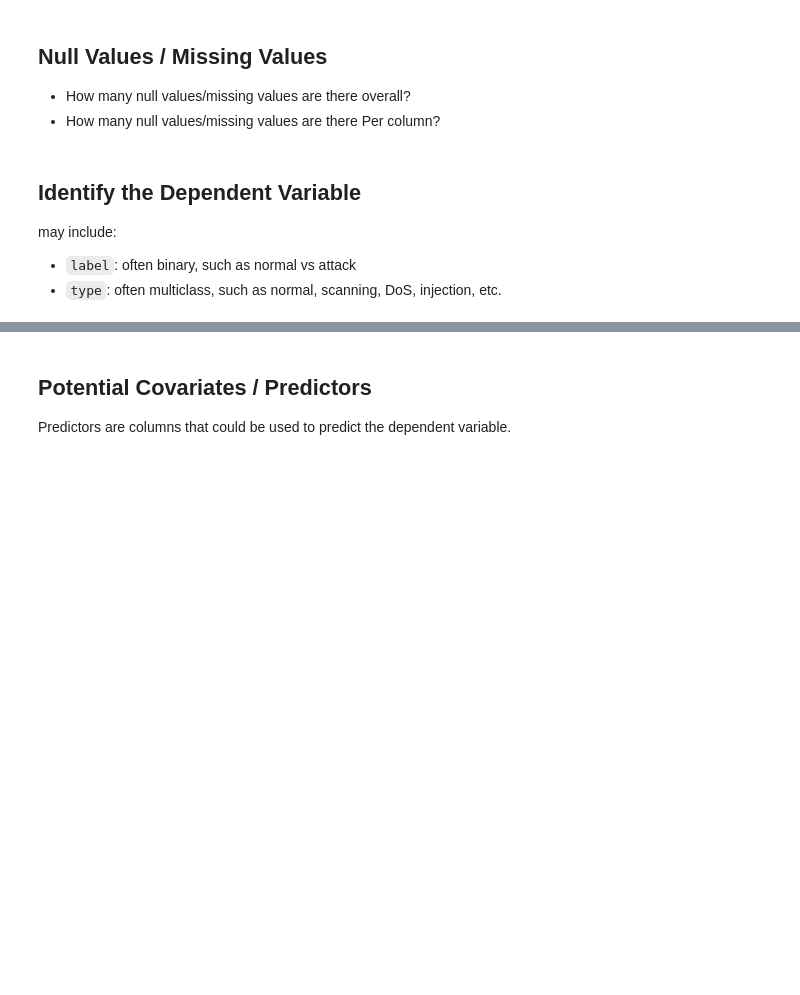
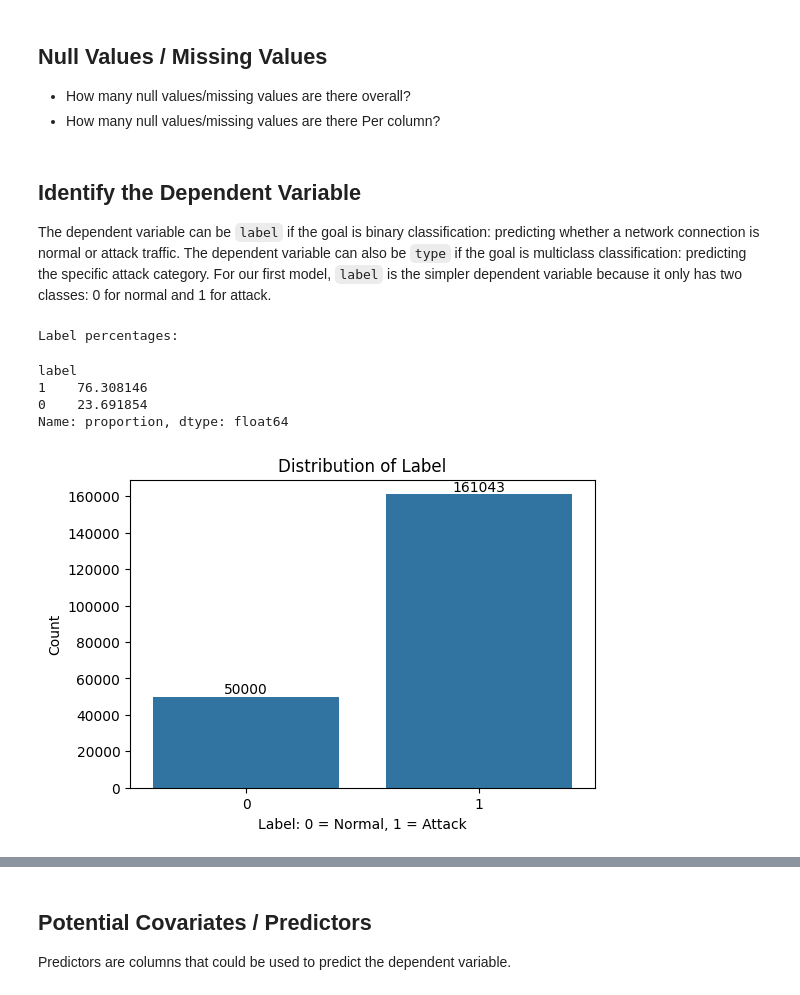
Before and after one commit to wiwiwashere/TON_loT_network, a Jupyter notebook: Explore_dataset.ipynb, the cells around one changed output, grey strips where cells are left out. Saved outputs shown, nothing was run; the diff lists cells and outputs as text; code cells hidden in the pictures; blank space fills up the shorter version.

Commit message:
add distribution for potential dependent variables, explore meaning of each columns, compare average normalized value of each correlated predictor for label

```diff
--- a/Explore_dataset.ipynb
+++ b/Explore_dataset.ipynb
@@ -92,8 +125,24 @@ Summary of columns:
 # %% [markdown]
 ## Identify the Dependent Variable
 
-may include:
-- `label`: often binary, such as normal vs attack
-- `type`: often multiclass, such as normal, scanning, DoS, injection, etc.
+The dependent variable can be `label` if the goal is binary classification: predicting whether a network connection is normal or attack traffic. The dependent variable can also be `type` if the goal is multiclass classification: predicting the specific attack category. For our first model, `label` is the simpler dependent variable because it only has two classes: 0 for normal and 1 for attack.
 # %%
 dep_val = "label" # this is our dependent variable for the current project scope
+# %%
+print("Label percentages:")
+display(df["label"].value_counts(normalize=True) * 100)
+
+plt.figure(figsize=(6, 4))
+ax = sns.countplot(data=df, x="label") # sns is better for dataframe plots
+ax.bar_label(ax.containers[0])
+plt.title("Distribution of Label")
+plt.xlabel("Label: 0 = Normal, 1 = Attack")
+plt.ylabel("Count")
+plt.show()
+# %% [output]
+Label percentages:
+label
+1    76.308146
+0    23.691854
+Name: proportion, dtype: float64
+[figure, added]
```
Also changed, not shown: parts of 11 cells of this notebook.
